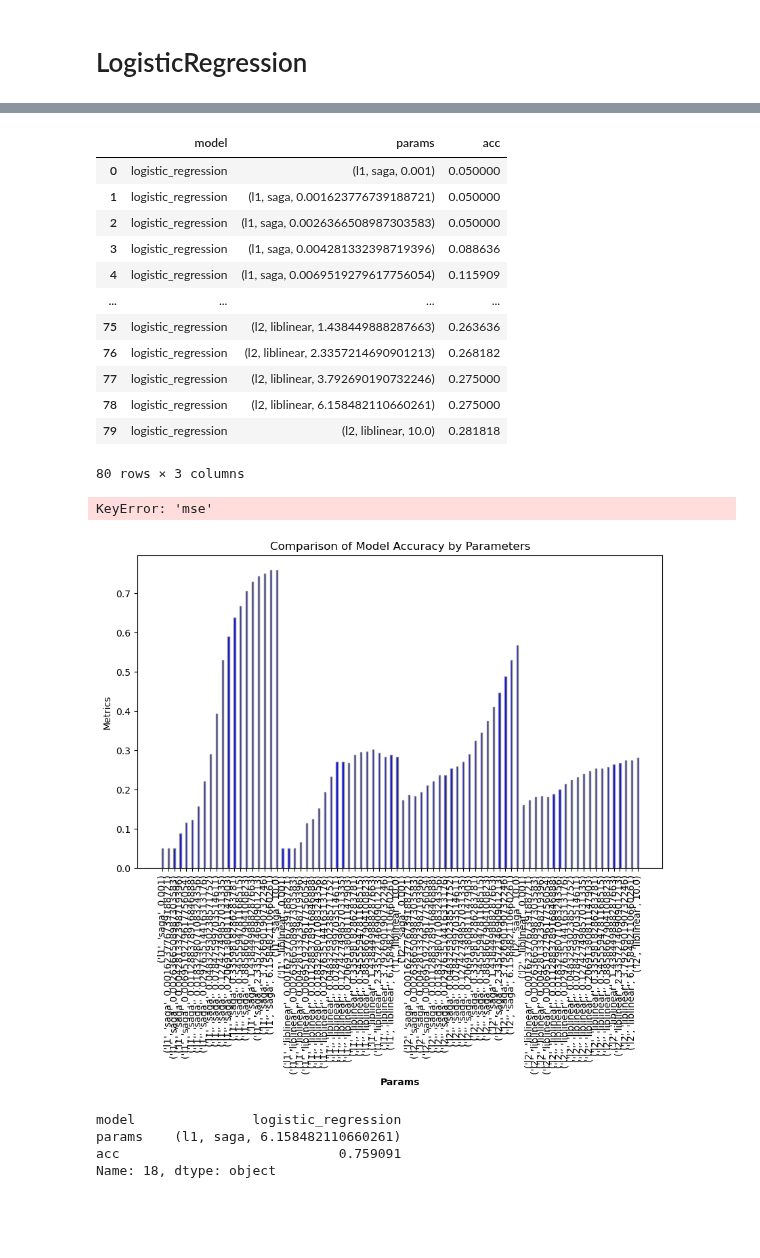
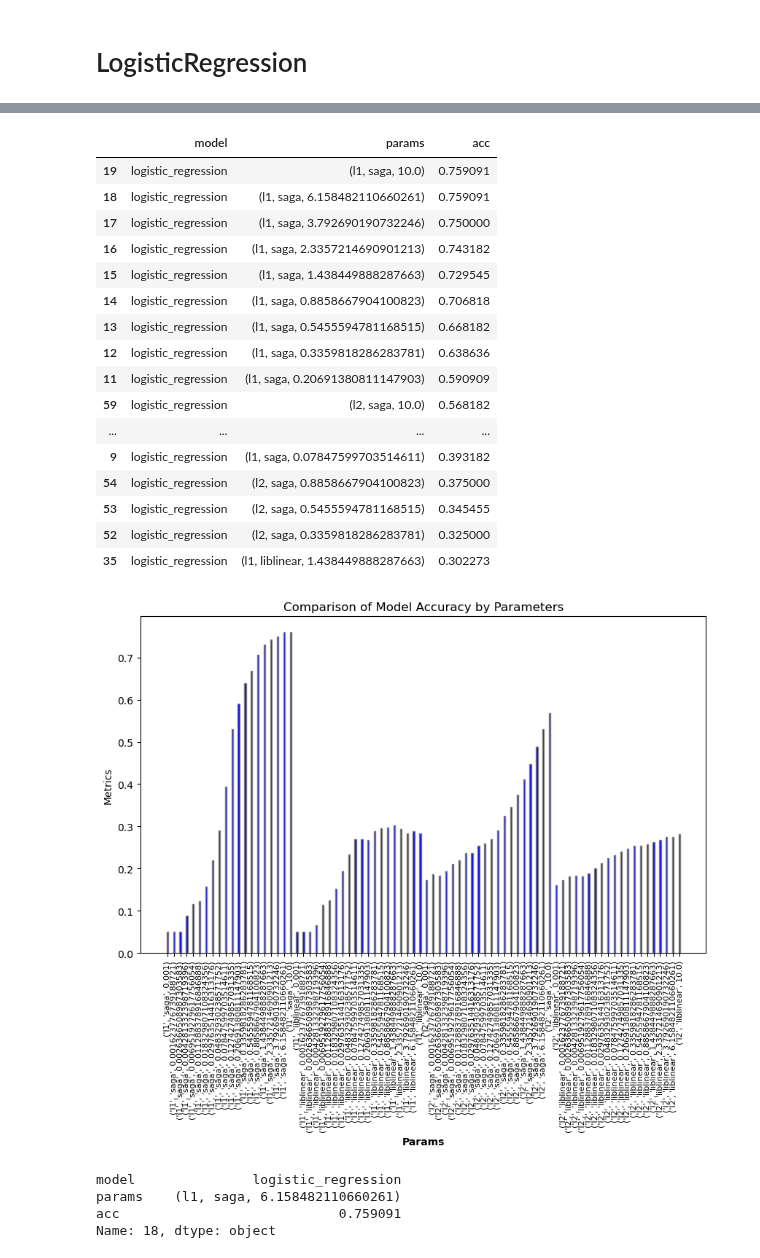
Before and after one commit to MauriceChiu7/573-f1, a Jupyter notebook: randomForestRegressorAlternative.ipynb, the cells around one changed output, grey strips where cells are left out. Cells and saved outputs as stored; diff of their text form; code cells hidden in the pictures; blank space fills up the shorter version.

```diff
--- a/randomForestRegressorAlternative.ipynb
+++ b/randomForestRegressorAlternative.ipynb
@@ -666,48 +666,51 @@ plt.bar(r1, acc, color='b', width=barWidth, edgecolor='grey', label='ACC')
 
 # Adding labels
 plt.xlabel('Params', fontweight='bold')
-plt.xticks([r for r in range(n)], params, rotation=90)
+plt.xticks([r for r in range(n)], params, rotation=90, fontsize=8)
 plt.ylabel('Metrics')
 plt.title('Comparison of Model Accuracy by Parameters')
 
 comparison_df = pd.DataFrame(comparison_dict)
 all_results.append({'logistic_regression': comparison_df})
 # display(comparison_df)
 sorted_df = comparison_df.sort_values(by='acc', ascending=False)
 display(sorted_df.head(20))
 # %% [output]
 ACC: 0.05
 ACC: 0.05
 ACC: 0.05
 ACC: 0.08863636363636364
 ACC: 0.1159090909090909
 ACC: 0.12272727272727273
 ACC: 0.15681818181818183
 ACC: 0.22045454545454546
 ACC: 0.2909090909090909
 ACC: 0.3931818181818182
 ACC: 0.5295454545454545
 ACC: 0.5909090909090909
 ... (64 lines left out)
 ACC: 0.2681818181818182
 ACC: 0.275
 ACC: 0.275
 ACC: 0.2818181818181818
 |  | model | params | acc |
-| 0 | logistic_regression | (l1, saga, 0.001) | 0.050000 |
-| 1 | logistic_regression | (l1, saga, 0.001623776739188721) | 0.050000 |
-| 2 | logistic_regression | (l1, saga, 0.0026366508987303583) | 0.050000 |
-| 3 | logistic_regression | (l1, saga, 0.004281332398719396) | 0.088636 |
-| 4 | logistic_regression | (l1, saga, 0.0069519279617756054) | 0.115909 |
+| 19 | logistic_regression | (l1, saga, 10.0) | 0.759091 |
+| 18 | logistic_regression | (l1, saga, 6.158482110660261) | 0.759091 |
+| 17 | logistic_regression | (l1, saga, 3.792690190732246) | 0.750000 |
+| 16 | logistic_regression | (l1, saga, 2.3357214690901213) | 0.743182 |
+| 15 | logistic_regression | (l1, saga, 1.438449888287663) | 0.729545 |
+| 14 | logistic_regression | (l1, saga, 0.8858667904100823) | 0.706818 |
+| 13 | logistic_regression | (l1, saga, 0.5455594781168515) | 0.668182 |
+| 12 | logistic_regression | (l1, saga, 0.3359818286283781) | 0.638636 |
+| 11 | logistic_regression | (l1, saga, 0.20691380811147903) | 0.590909 |
+| 59 | logistic_regression | (l2, saga, 10.0) | 0.568182 |
 | ... | ... | ... | ... |
-| 75 | logistic_regression | (l2, liblinear, 1.438449888287663) | 0.263636 |
-| 76 | logistic_regression | (l2, liblinear, 2.3357214690901213) | 0.268182 |
-| 77 | logistic_regression | (l2, liblinear, 3.792690190732246) | 0.275000 |
-| 78 | logistic_regression | (l2, liblinear, 6.158482110660261) | 0.275000 |
-| 79 | logistic_regression | (l2, liblinear, 10.0) | 0.281818 |
+| 9 | logistic_regression | (l1, saga, 0.07847599703514611) | 0.393182 |
+| 54 | logistic_regression | (l2, saga, 0.8858667904100823) | 0.375000 |
+| 53 | logistic_regression | (l2, saga, 0.5455594781168515) | 0.345455 |
+| 52 | logistic_regression | (l2, saga, 0.3359818286283781) | 0.325000 |
+| 35 | logistic_regression | (l1, liblinear, 1.438449888287663) | 0.302273 |
-80 rows × 3 columns
-KeyError: 'mse'
-[figure, old version]
+[figure, new version]
 # %%
 max_value_index = comparison_df['acc'].idxmax()
 max_value_row = comparison_df.loc[max_value_index]
```
Also changed, not shown: parts of 7 cells of this notebook, 1 other file.
